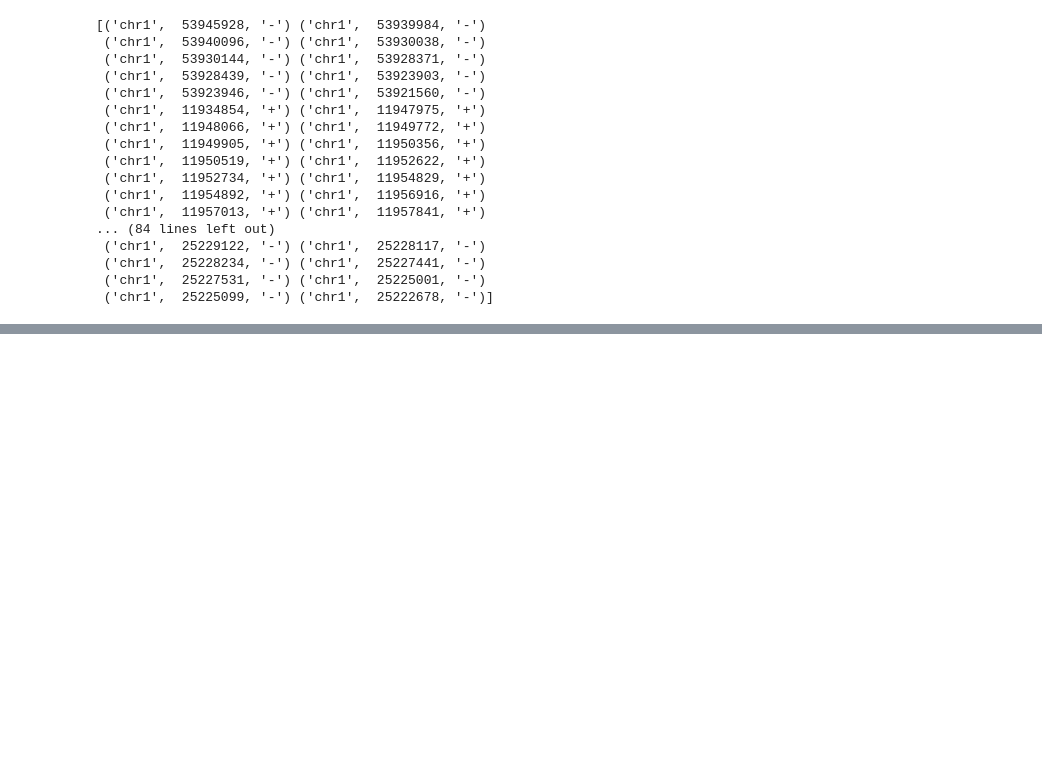
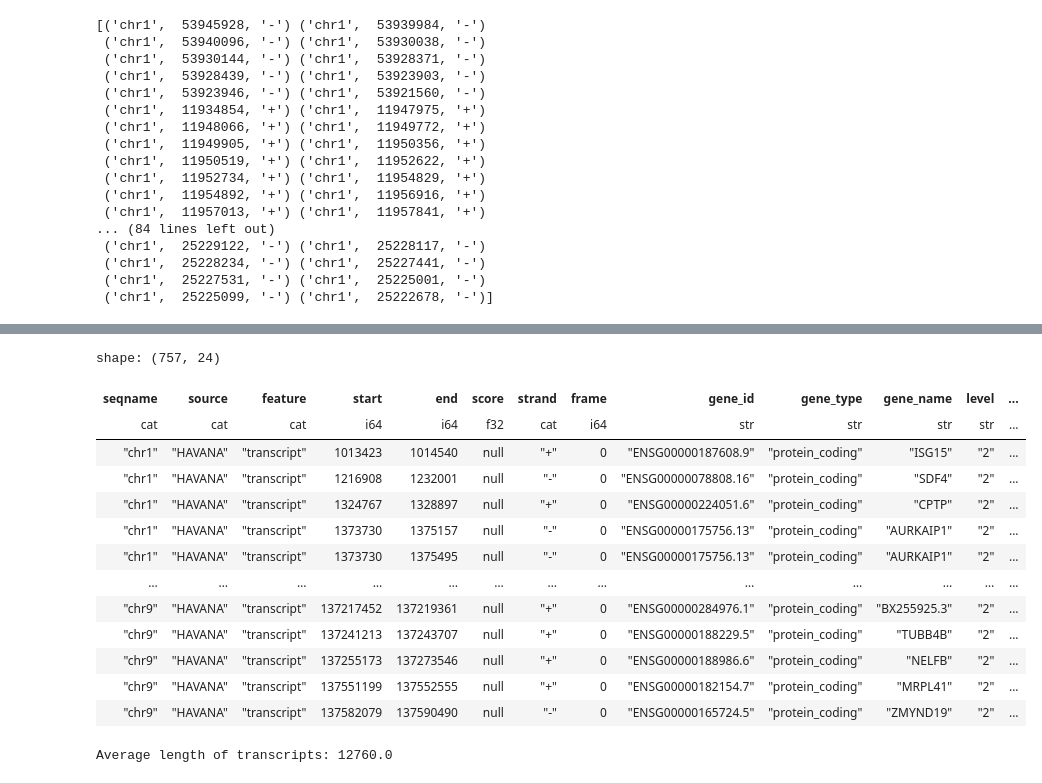
Before and after one commit to christian728504/splice-model-benchmark, a Jupyter notebook: notebooks/test.ipynb, the cells around one changed output, grey strips where cells are left out. Cells and saved outputs as stored; diff of their text form; code cells hidden in the pictures; blank space fills up the shorter version.

```diff
--- a/notebooks/test.ipynb
+++ b/notebooks/test.ipynb
@@ -200,0 +265,37 @@ print(splice_sites['metadata'][:200])
+# %%
+quant_tsv_1 = pl.read_csv("reference_files/transcript_quantifications_rep1.tsv", separator='\t')
+quant_tsv_2 = pl.read_csv("reference_files/transcript_quantifications_rep2.tsv", separator='\t')
+joined_tsv = quant_tsv_1.join(quant_tsv_2, on='transcript_ID', how='inner')
+averaged_counts = joined_tsv.with_columns(
+    ((pl.col('rep1ENCSR368UNC') + pl.col('rep2ENCSR368UNC')) / 2).alias('transcript_count')
+)
+clean_tsv = averaged_counts.select("annot_transcript_id", "annot_transcript_name", "transcript_count")
+expressed_transcripts = clean_tsv.filter(pl.col('transcript_count') >= 2.0)['annot_transcript_id'].to_list()
+
+gtf = pl.read_parquet("reference_files/gencode.v29.primary_assembly.annotation_UCSC_names.gtf.parquet")
+filtered_df = gtf.filter(
+    (pl.col('feature') == 'transcript') &
+    (pl.col('gene_type') == 'protein_coding') &
+    (pl.col('seqname').is_in([f"chr{i}" for i in range(1, 11, 2)])) &
+    (pl.col('transcript_id').is_in(expressed_transcripts))
+)
+display(filtered_df)
+# %% [output]
+shape: (757, 24)
+| seqname | source | feature | start | end | score | strand | frame | gene_id | gene_type | gene_name | level | ... |
+| cat | cat | cat | i64 | i64 | f32 | cat | i64 | str | str | str | str | ... |
+| "chr1" | "HAVANA" | "transcript" | 1013423 | 1014540 | null | "+" | 0 | "ENSG00000187608.9" | "protein_coding" | "ISG15" | "2" | ... |
+| "chr1" | "HAVANA" | "transcript" | 1216908 | 1232001 | null | "-" | 0 | "ENSG00000078808.16" | "protein_coding" | "SDF4" | "2" | ... |
+| "chr1" | "HAVANA" | "transcript" | 1324767 | 1328897 | null | "+" | 0 | "ENSG00000224051.6" | "protein_coding" | "CPTP" | "2" | ... |
+| "chr1" | "HAVANA" | "transcript" | 1373730 | 1375157 | null | "-" | 0 | "ENSG00000175756.13" | "protein_coding" | "AURKAIP1" | "2" | ... |
+| "chr1" | "HAVANA" | "transcript" | 1373730 | 1375495 | null | "-" | 0 | "ENSG00000175756.13" | "protein_coding" | "AURKAIP1" | "2" | ... |
+| … | … | … | … | … | … | … | … | … | … | … | … | ... |
+| "chr9" | "HAVANA" | "transcript" | 137217452 | 137219361 | null | "+" | 0 | "ENSG00000284976.1" | "protein_coding" | "BX255925.3" | "2" | ... |
+| "chr9" | "HAVANA" | "transcript" | 137241213 | 137243707 | null | "+" | 0 | "ENSG00000188229.5" | "protein_coding" | "TUBB4B" | "2" | ... |
+| "chr9" | "HAVANA" | "transcript" | 137255173 | 137273546 | null | "+" | 0 | "ENSG00000188986.6" | "protein_coding" | "NELFB" | "2" | ... |
+| "chr9" | "HAVANA" | "transcript" | 137551199 | 137552555 | null | "+" | 0 | "ENSG00000182154.7" | "protein_coding" | "MRPL41" | "2" | ... |
+| "chr9" | "HAVANA" | "transcript" | 137582079 | 137590490 | null | "-" | 0 | "ENSG00000165724.5" | "protein_coding" | "ZMYND19" | "2" | ... |
+# %%
+print(f"Average length of transcripts: {np.median((filtered_df['end'].to_numpy() - filtered_df['start'].to_numpy()))}")
+# %% [output]
+Average length of transcripts: 12760.0
```
Also changed, not shown: parts of 5 cells of this notebook, 19 other files.
